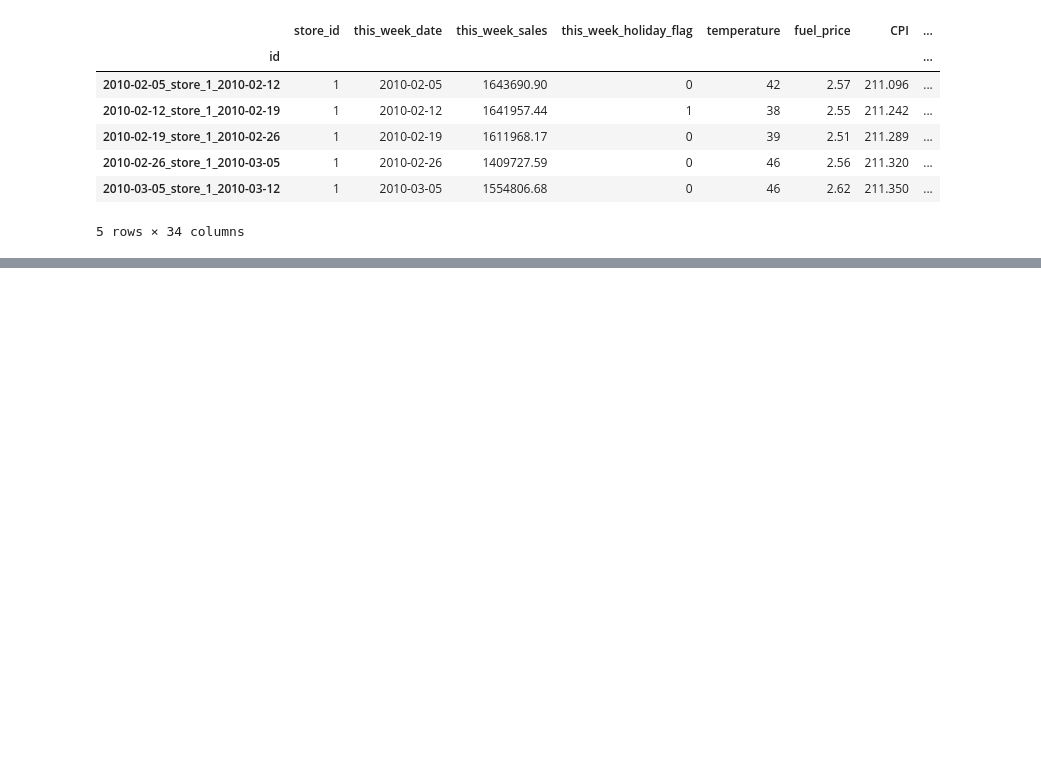
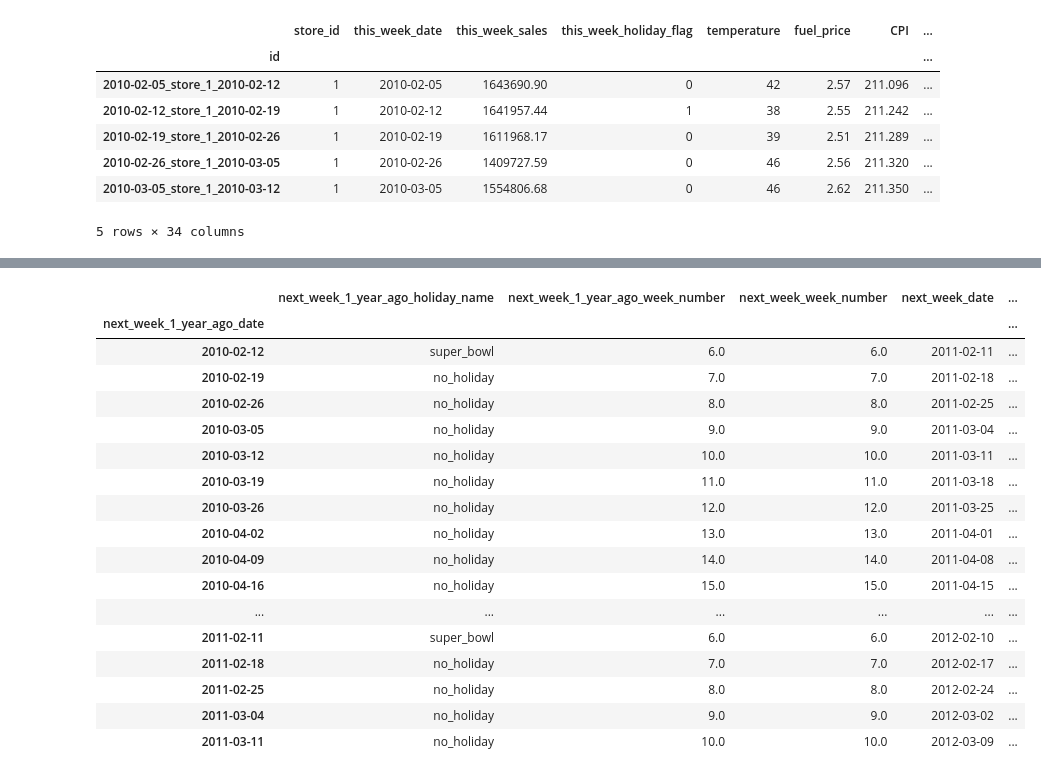
Before and after one commit to Attention-Walmart-Shoppers/capstone, a Jupyter notebook: Heather Initial Notebook.ipynb, the cells around one changed output, grey strips where cells are left out. Drawn from its saved outputs; the diff is of its cells as text; code cells hidden in the pictures; blank space fills up the shorter version.

```diff
--- a/Heather Initial Notebook.ipynb
+++ b/Heather Initial Notebook.ipynb
@@ -648,0 +713,7 @@ df.to_csv('')
+# %%
+# add shifted next_week_number_shift
+
+df.groupby('store_id')['next_week_date'].shift(52)
+
+dfdf[['next_week_1_year_ago_date', 'next_week_1_year_ago_holiday_name']] = df.groupby('store_id')[['next_week_date',
+                                                                                                 'next_week_holiday_name']].shift(52).values
@@ -648,0 +737,7 @@ df.to_csv('')
+# %%
+# set new column as date index
+dfdf['next_week_1_year_ago_date'] = pd.to_datetime(dfdf.next_week_1_year_ago_date)
+
+dfdf = dfdf.reset_index().set_index('next_week_1_year_ago_date')
+# %%
+dfdf['next_week_1_year_ago_week_number'] = dfdf.index.week
@@ -648,0 +761,24 @@ df.to_csv('')
+# %%
+dfn = dfdf.dropna()
+# %%
+dfn[['next_week_1_year_ago_holiday_name', 'next_week_1_year_ago_week_number', 'next_week_week_number',
+     'next_week_date', 'next_week_holiday_name']].head(57)
+# %% [output]
+|  | next_week_1_year_ago_holiday_name | next_week_1_year_ago_week_number | next_week_week_number | next_week_date | ... |
+| next_week_1_year_ago_date |  |  |  |  | ... |
+| 2010-02-12 | super_bowl | 6.0 | 6.0 | 2011-02-11 | ... |
+| 2010-02-19 | no_holiday | 7.0 | 7.0 | 2011-02-18 | ... |
+| 2010-02-26 | no_holiday | 8.0 | 8.0 | 2011-02-25 | ... |
+| 2010-03-05 | no_holiday | 9.0 | 9.0 | 2011-03-04 | ... |
+| 2010-03-12 | no_holiday | 10.0 | 10.0 | 2011-03-11 | ... |
+| 2010-03-19 | no_holiday | 11.0 | 11.0 | 2011-03-18 | ... |
+| 2010-03-26 | no_holiday | 12.0 | 12.0 | 2011-03-25 | ... |
+| 2010-04-02 | no_holiday | 13.0 | 13.0 | 2011-04-01 | ... |
+| 2010-04-09 | no_holiday | 14.0 | 14.0 | 2011-04-08 | ... |
+| 2010-04-16 | no_holiday | 15.0 | 15.0 | 2011-04-15 | ... |
+| ... | ... | ... | ... | ... | ... |
+| 2011-02-11 | super_bowl | 6.0 | 6.0 | 2012-02-10 | ... |
+| 2011-02-18 | no_holiday | 7.0 | 7.0 | 2012-02-17 | ... |
+| 2011-02-25 | no_holiday | 8.0 | 8.0 | 2012-02-24 | ... |
+| 2011-03-04 | no_holiday | 9.0 | 9.0 | 2012-03-02 | ... |
+| 2011-03-11 | no_holiday | 10.0 | 10.0 | 2012-03-09 | ... |
```
Also changed, not shown: parts of 17 cells of this notebook.
